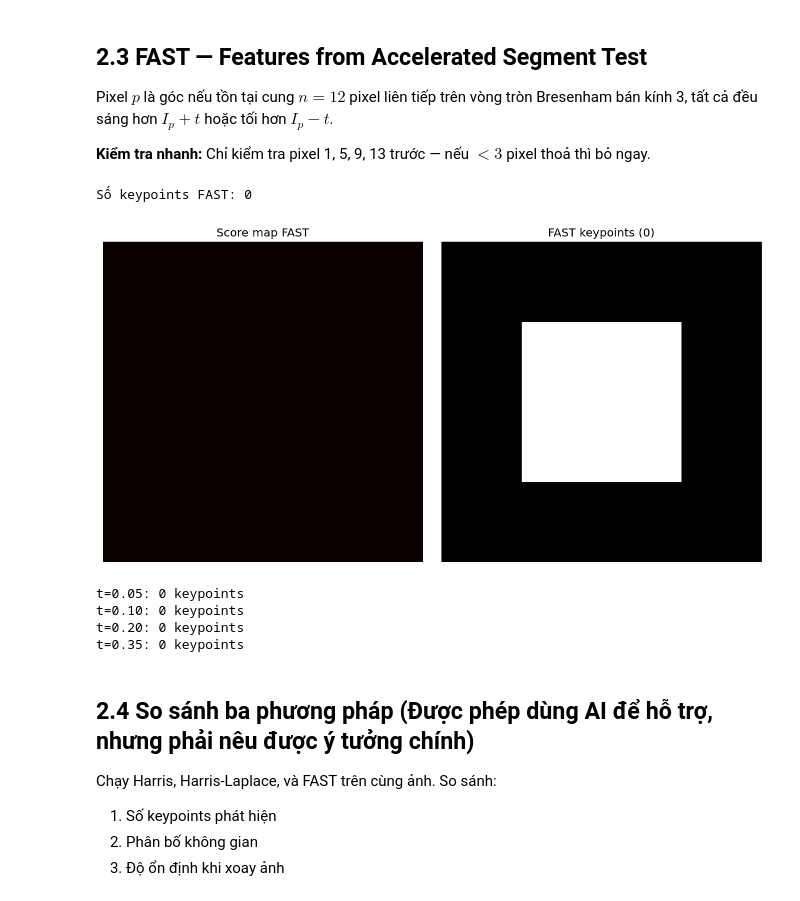
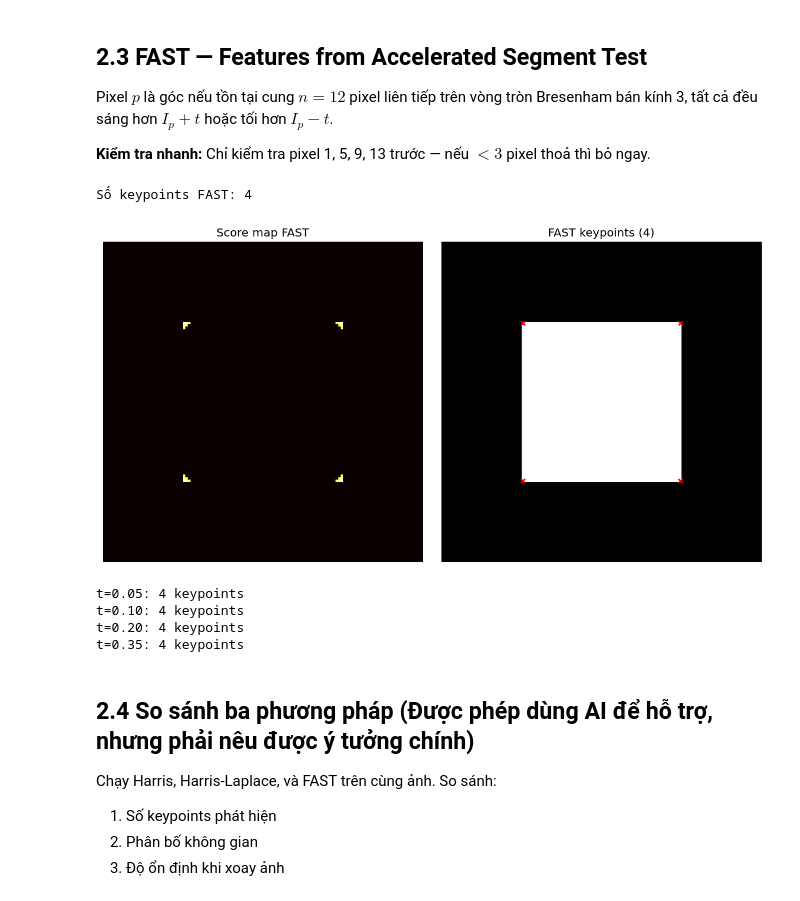
Before and after one commit to thuankoten/computer-vision-lab, a Jupyter notebook: Chapter02/assignment_starter-2.ipynb, the cells around one changed output. Cells and saved outputs as stored; diff of their text form; code cells hidden in the pictures.

Commit message:
fix(fast): use n=9 and relax early rejection for synthetic rect image
- Change early rejection threshold from quick<3 to quick<2 in fast_is_corner

- Use n=9 (FAST-9) instead of n=12 in all fast_detector calls

- Reason: 90-degree corners in synthetic rect only produce ~9-10

  consecutive circle pixels satisfying threshold

```diff
--- a/Chapter02/assignment_starter-2.ipynb
+++ b/Chapter02/assignment_starter-2.ipynb
@@ -708,7 +708,7 @@ def fast_is_corner(img, r, c, t, n=12):
             (img[r+dy, c+dx] > Ip+t or img[r+dy, c+dx] < Ip-t))
         (*CIRCLE_16[idx])
     )
-    if quick < 3:
+    if quick < 2:
         return False, 0.0
 
     # Bước 2: kiểm tra đủ 16 pixel
@@ -748,34 +748,31 @@ def fast_detector(img, t=20, n=12, nms=True, nms_window=7):
 
     return keypoints, score_map
 # %%
-# Ảnh thử nghiệm FAST
 img_fast_test = make_test_image('rect', N=128)
-
-kps_fast, smap = fast_detector(img_fast_test, t=0.1, n=12, nms=True)
+kps_fast, smap = fast_detector(img_fast_test, t=0.05, n=9, nms=True)
 print(f'Số keypoints FAST: {len(kps_fast)}')
 
 fig, axes = plt.subplots(1, 2, figsize=(10, 5))
 axes[0].imshow(smap, cmap='hot'); axes[0].set_title('Score map FAST')
 axes[1].imshow(img_fast_test, cmap='gray')
 if kps_fast:
     ys, xs = zip(*kps_fast)
     axes[1].scatter(xs, ys, s=20, c='red', marker='x')
 axes[1].set_title(f'FAST keypoints ({len(kps_fast)})')
 for ax in axes: ax.axis('off')
 plt.tight_layout(); plt.show()
 # %% [output]
-Số keypoints FAST: 0
+Số keypoints FAST: 4
-[figure, old version]
+[figure, new version]
 # %%
-# Thử nghiệm: thay đổi ngưỡng t
 for t_val in [0.05, 0.10, 0.20, 0.35]:
-    kps, _ = fast_detector(img_fast_test, t=t_val, n=12)
+    kps, _ = fast_detector(img_fast_test, t=t_val, n=9)
     print(f't={t_val:.2f}: {len(kps)} keypoints')
 # %% [output]
-t=0.05: 0 keypoints
-t=0.10: 0 keypoints
-t=0.20: 0 keypoints
-t=0.35: 0 keypoints
+t=0.05: 4 keypoints
+t=0.10: 4 keypoints
+t=0.20: 4 keypoints
+t=0.35: 4 keypoints
 # %% [markdown]
 ## 2.4 So sánh ba phương pháp (Được phép dùng AI để hỗ trợ, nhưng phải nêu được ý tưởng chính)
 
```
